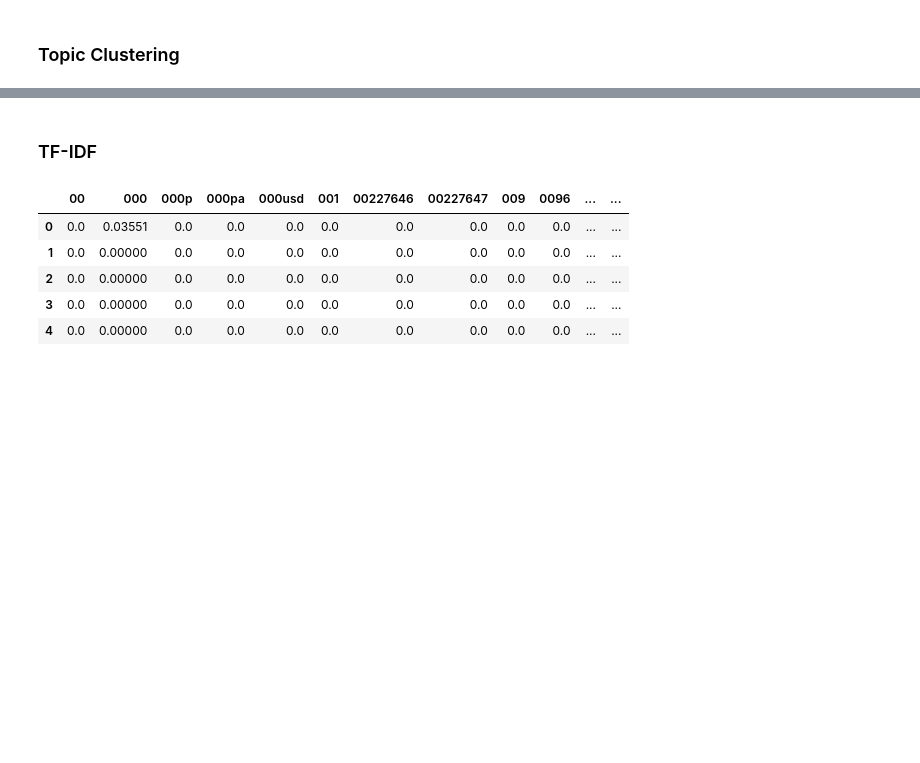
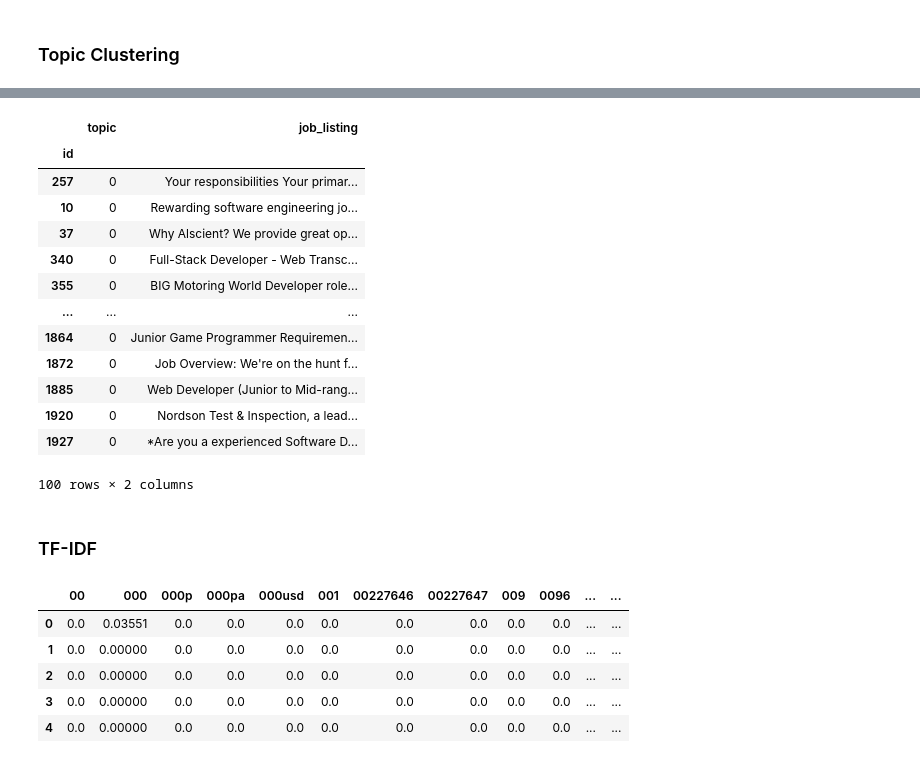
Before and after one commit to J1Walters/msc-project, a Jupyter notebook: notebooks/preprocessing.ipynb, the cells around one changed output, grey strips where cells are left out. Drawn from its saved outputs; the diff is of its cells as text; code cells hidden in the pictures; blank space fills up the shorter version.

```diff
--- a/notebooks/preprocessing.ipynb
+++ b/notebooks/preprocessing.ipynb
@@ -132,6 +173,25 @@ topic_model.get_topic_info()
 # %%
 fig = topic_model.visualize_topics()
 fig.show()
+# %%
+topic_df = pd.DataFrame({'topic':topics, 'job_listing':test['description']})
+# %%
+topic_df.loc[topic_df['topic'] == 0]
+# %% [output]
+|  | topic | job_listing |
+| id |  |  |
+| 257 | 0 | Your responsibilities Your primar... |
+| 10 | 0 | Rewarding software engineering jo... |
+| 37 | 0 | Why Alscient? We provide great op... |
+| 340 | 0 | Full-Stack Developer - Web Transc... |
+| 355 | 0 | BIG Motoring World Developer role... |
+| ... | ... | ... |
+| 1864 | 0 | Junior Game Programmer Requiremen... |
+| 1872 | 0 | Job Overview: We're on the hunt f... |
+| 1885 | 0 | Web Developer (Junior to Mid-rang... |
+| 1920 | 0 | Nordson Test & Inspection, a lead... |
+| 1927 | 0 | *Are you a experienced Software D... |
+100 rows × 2 columns
 # %% [markdown]
 ### TF-IDF
 # %%
```
Also changed, not shown: parts of 8 cells of this notebook.
